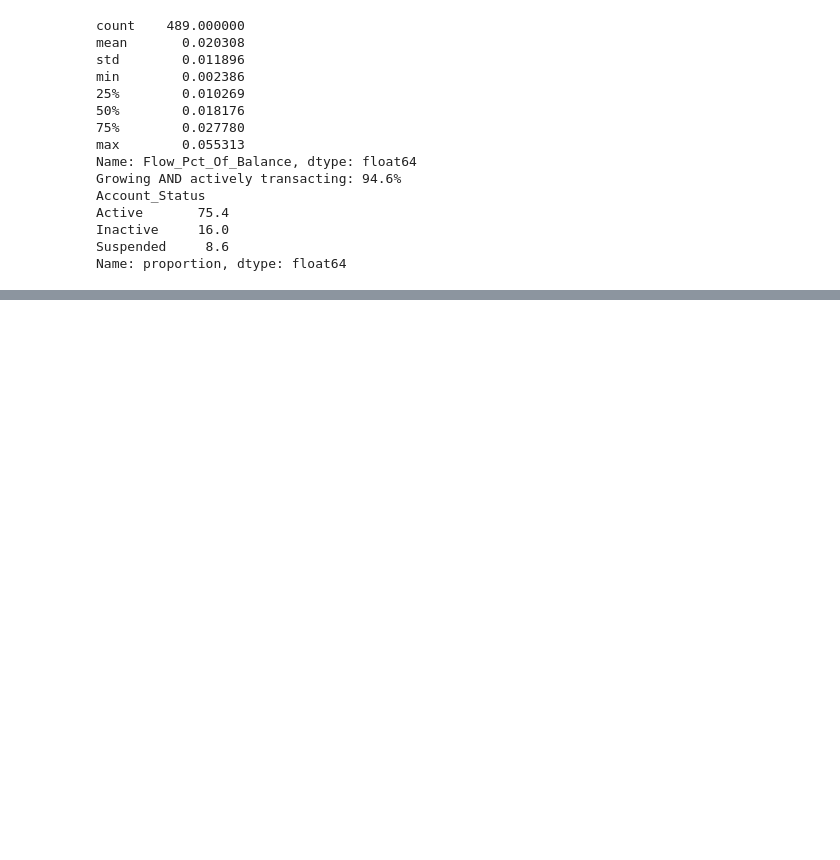
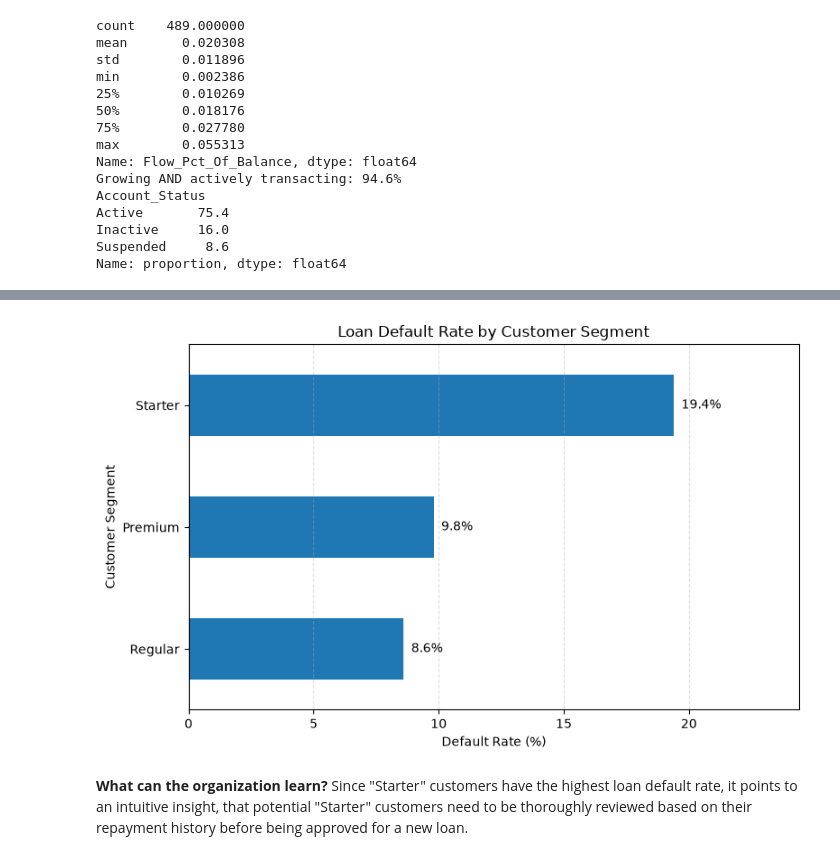
Before and after one commit to RyanAdrianRavikumar/default_loan_analysis, a Jupyter notebook: FinSight_Lanka_Analysis/Ryan_Ravikumar_FinSightAssessment_Workings.ipynb, the cells around one changed output, grey strips where cells are left out. Cells and saved outputs as stored; diff of their text form; code cells hidden in the pictures; blank space fills up the shorter version.

```diff
--- a/FinSight_Lanka_Analysis/Ryan_Ravikumar_FinSightAssessment_Workings.ipynb
+++ b/FinSight_Lanka_Analysis/Ryan_Ravikumar_FinSightAssessment_Workings.ipynb
@@ -874,0 +994,11 @@ Name: proportion, dtype: float64
+# %%
+def default_table(col, min_loans=1):
+    t = loans.groupby(col)["Defaulted"].agg(
+        loans="count", defaults="sum", rate="mean")
+    t["rate_%"] = (t["rate"] * 100).round(1)
+    t = t[t["loans"] >= min_loans].drop(columns="rate")
+    return t.sort_values("rate_%", ascending=False)
+
+print("Overall default rate: {:.1f}%".format(loans["Defaulted"].mean() * 100))
+
+default_table("Customer_Segment")
@@ -874,0 +1012,22 @@ Name: proportion, dtype: float64
+# %%
+t = default_table("Customer_Segment")
+
+t["rate_%"].plot(kind="barh", figsize=(8, 5))
+
+plt.title("Loan Default Rate by Customer Segment")
+plt.xlabel("Default Rate (%)")
+plt.ylabel("Customer Segment")
+plt.xlim(0, max(t["rate_%"]) + 5)
+plt.grid(axis="x", linestyle="--", alpha=0.4)
+
+for i, v in enumerate(t["rate_%"]):
+    plt.text(v + 0.3, i, f"{v:.1f}%", va="center")
+
+plt.gca().invert_yaxis()
+plt.tight_layout()
+plt.show()
+# %% [output]
+[figure, added]
+# %% [markdown]
+**What can the organization learn?**
+Since "Starter" customers have the highest loan default rate, it points to an intuitive insight, that potential "Starter" customers need to be thoroughly reviewed based on their repayment history before being approved for a new loan.
```
Also changed, not shown: parts of 66 cells of this notebook, 3 other files.
